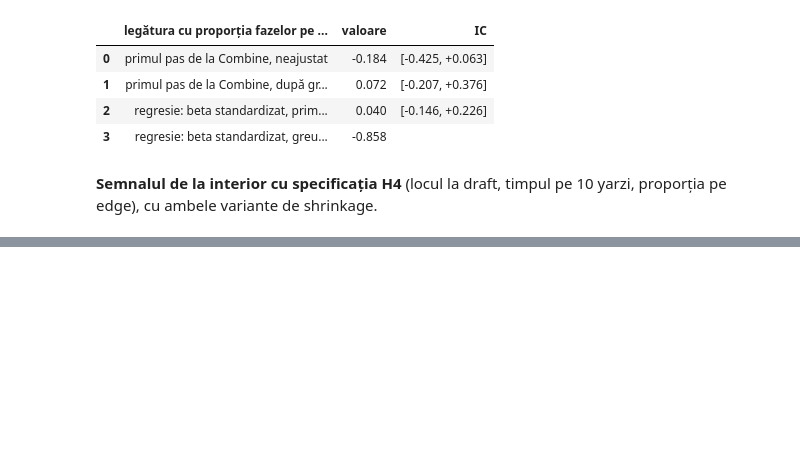
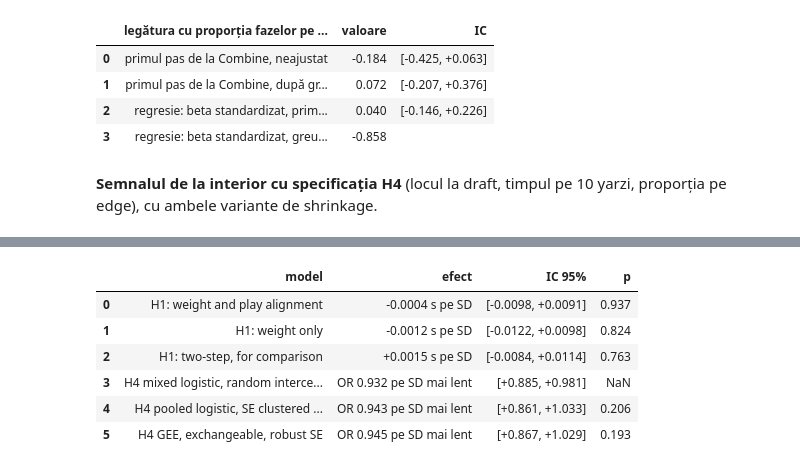
Before and after one commit to Nasalciuc/NFL-Hacktone-2026, a Jupyter notebook: dl_first_step/review_notebook.ipynb, the cells around one changed output, grey strips where cells are left out. Cells and saved outputs as stored; diff of their text form; code cells hidden in the pictures; blank space fills up the shorter version.

```diff
--- a/dl_first_step/review_notebook.ipynb
+++ b/dl_first_step/review_notebook.ipynb
@@ -552,0 +608,16 @@ pd.DataFrame(rows)
+# %%
+rows = []
+for k, v in rev4["mixed_models"].items():
+    if "coef_s_per_sd" in v:
+        rows.append({"model": "H1: " + k, "efect": f"{v['coef_s_per_sd']:+.4f} s pe SD", "IC 95%": ci(v["ci"], 4), "p": v.get("p")})
+    else:
+        rows.append({"model": k, "efect": f"OR {v['or_per_sd']:.3f} pe SD mai lent", "IC 95%": ci(v["or_ci"]), "p": v.get("p")})
+pd.DataFrame(rows)
+# %% [output]
+|  | model | efect | IC 95% | p |
+| 0 | H1: weight and play alignment | -0.0004 s pe SD | [-0.0098, +0.0091] | 0.937 |
+| 1 | H1: weight only | -0.0012 s pe SD | [-0.0122, +0.0098] | 0.824 |
+| 2 | H1: two-step, for comparison | +0.0015 s pe SD | [-0.0084, +0.0114] | 0.763 |
+| 3 | H4 mixed logistic, random interce... | OR 0.932 pe SD mai lent | [+0.885, +0.981] | NaN |
+| 4 | H4 pooled logistic, SE clustered ... | OR 0.943 pe SD mai lent | [+0.861, +1.033] | 0.206 |
+| 5 | H4 GEE, exchangeable, robust SE | OR 0.945 pe SD mai lent | [+0.867, +1.029] | 0.193 |
```
Also changed, not shown: parts of 15 cells of this notebook, 14 other files.
